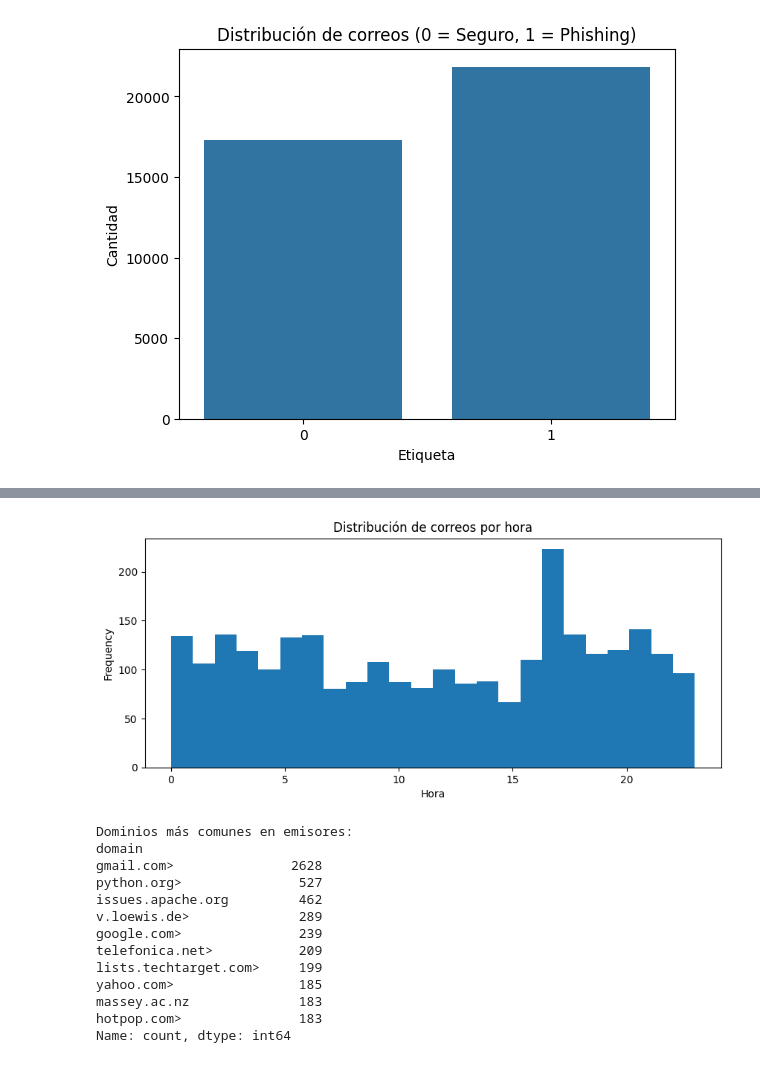
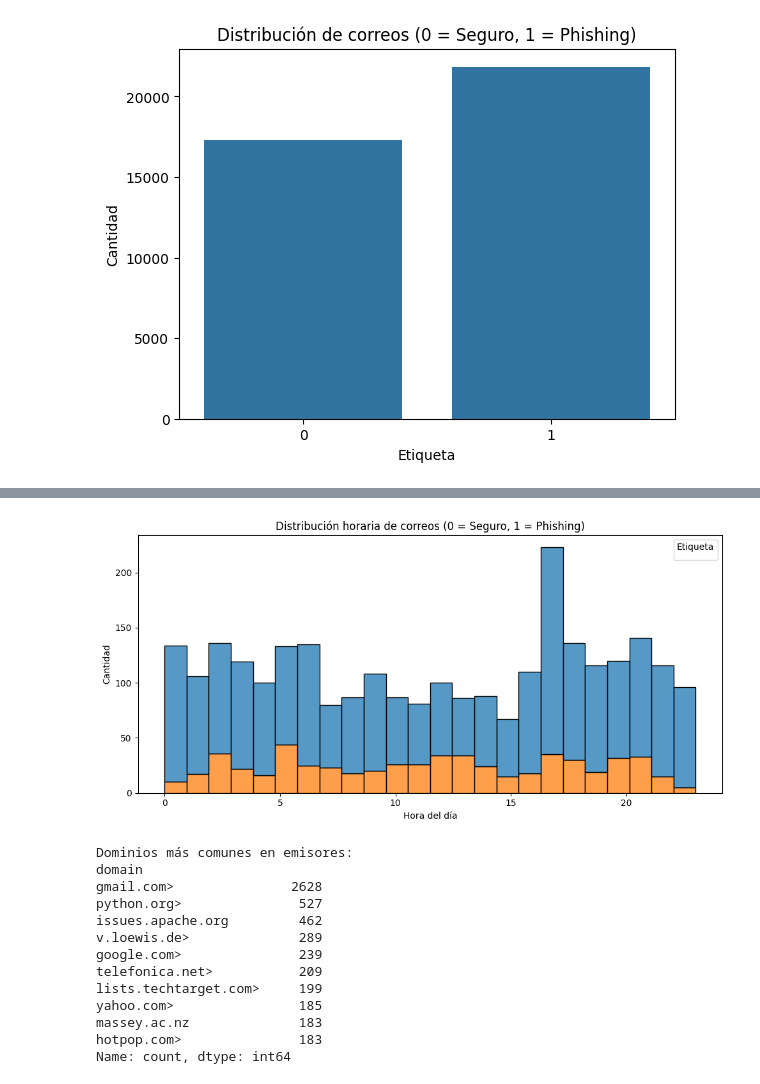
Before and after one commit to Marcoale123/Deteccion-de-pishing-o-spam-por-correo, a Jupyter notebook: Eda.ipynb, the cells around one changed output, grey strips where cells are left out. Cells and saved outputs as stored; diff of their text form; code cells hidden in the pictures.

```diff
--- a/Eda.ipynb
+++ b/Eda.ipynb
@@ -71,11 +77,14 @@ plt.show()
 # %%
-plt.figure(figsize=(10, 4))
-df['hour'].plot.hist(bins=24)
-plt.title("Distribución de correos por hora")
-plt.xlabel("Hora")
+plt.figure(figsize=(10, 5))
+sns.histplot(data=df, x='hour', hue='label', multiple='stack', bins=24)
+plt.title("Distribución horaria de correos (0 = Seguro, 1 = Phishing)")
+plt.xlabel("Hora del día")
+plt.ylabel("Cantidad")
+plt.legend(title="Etiqueta")
+plt.tight_layout()
 plt.show()
 # %% [output]
-[figure, old version]
+[figure, new version]
 # %%
 sender_domains = df['sender'].str.extract(r'@(\S+)')
 sender_domains.columns = ['domain']
```
Also changed, not shown: parts of 6 cells of this notebook.
